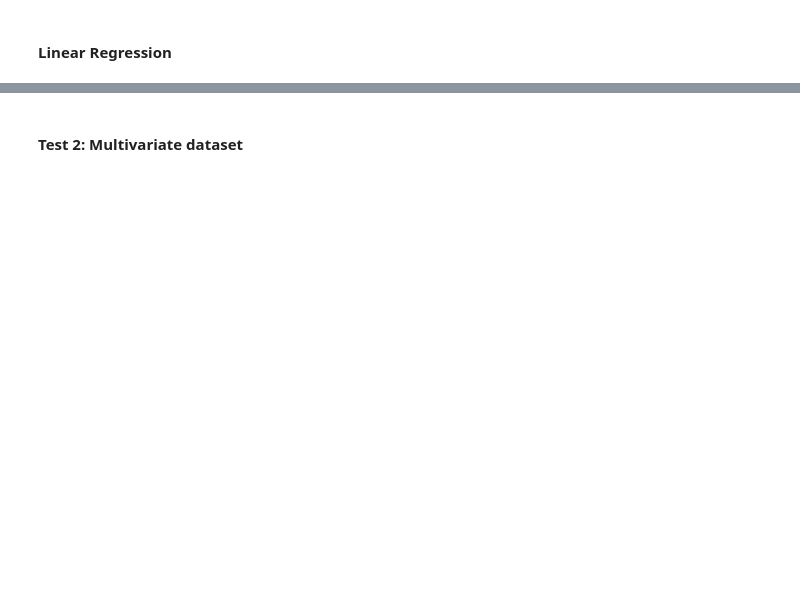
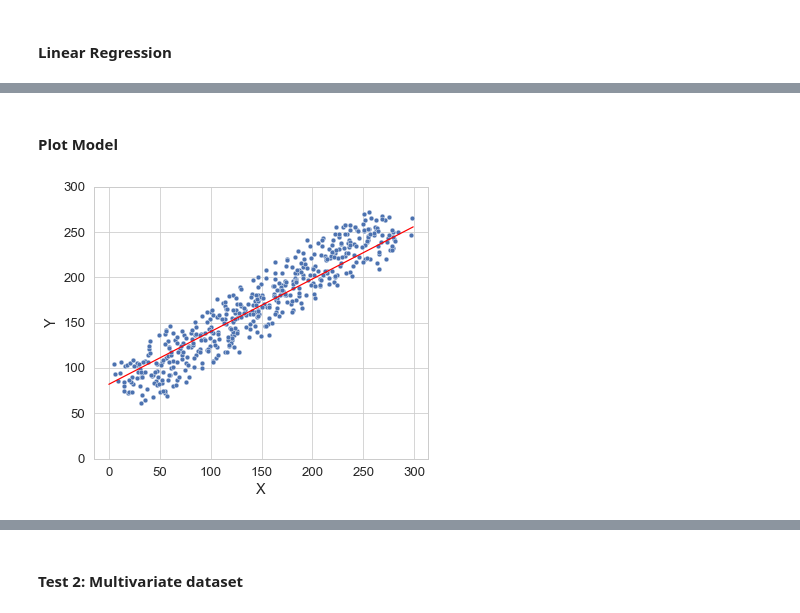
Before and after one commit to DheemanthBhat/ML-Concepts, a Jupyter notebook: 6. Linear Regression/3. Linear Regression - Gradient Descent.ipynb, the cells around one changed output, grey strips where cells are left out. Saved outputs shown, nothing was run; the diff lists cells and outputs as text; code cells hidden in the pictures; blank space fills up the shorter version.

```diff
--- a/6. Linear Regression/3. Linear Regression - Gradient Descent.ipynb
+++ b/6. Linear Regression/3. Linear Regression - Gradient Descent.ipynb
@@ -394,0 +436,8 @@ For input x = [200], predicted y = 169.0
+# %%
+x = [200]
+y, model_params = predict(x, precision=0)
+
+print("Output:")
+print("Input features:", x),
+print("Predicted target:", y)
+print("Model parameters fit to the dataset:", model_params)
@@ -394,0 +450,23 @@ For input x = [200], predicted y = 169.0
+# %% [markdown]
+#### Plot Model
+# %%
+plt.figure(figsize=(6, 5))
+
+t0, t1 = model_params
+
+x = np.arange(0, 300)
+transform = standardization(x)
+xt = transform()
+y = [t0 + t1 * i for i in xt]
+
+# Model
+sns.lineplot(x=x, y=y, color="red")
+
+# Data points
+sns.scatterplot(data=uv_df, x="X", y="Y")
+plt.xticks(ticks=range(0, 350, 50))
+plt.yticks(ticks=range(0, 350, 50))
+
+plt.show()
+# %% [output]
+[figure, added]
```
Also changed, not shown: parts of 14 cells of this notebook, 2 other files.
